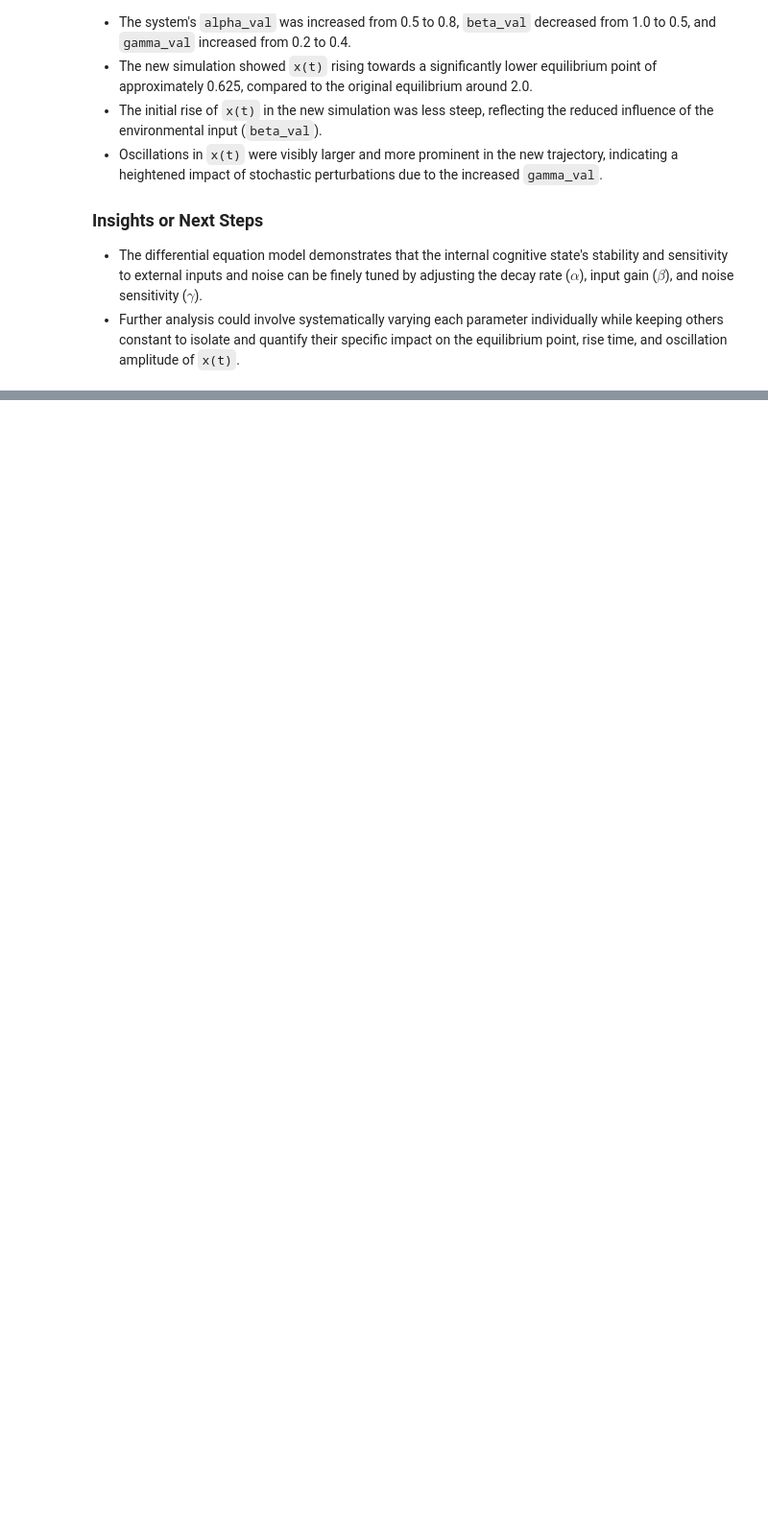
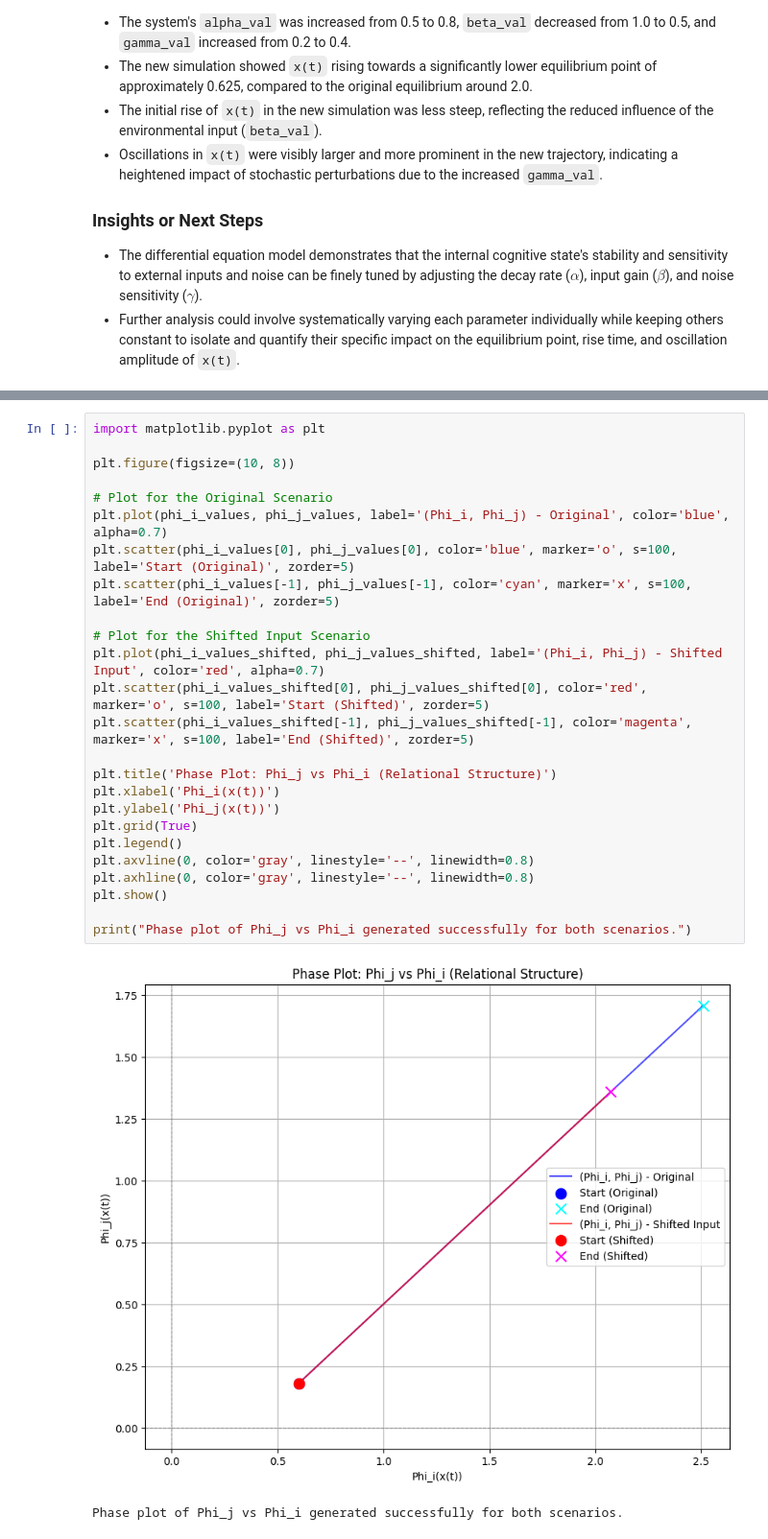
Before and after one commit to Rishika70/A-Coherence-based-Alignment, a Jupyter notebook: A_Coherence_Theory.ipynb, the cells around one changed output, grey strips where cells are left out. Shown at 96% size. Drawn from its saved outputs; the diff is of its cells as text; blank space fills up the shorter version.

```diff
--- a/A_Coherence_Theory.ipynb
+++ b/A_Coherence_Theory.ipynb
@@ -475,0 +784,28 @@ Overall, the cognitive state `x(t)` became more 'damped' in its general magnitud
+# %%
+import matplotlib.pyplot as plt
+
+plt.figure(figsize=(10, 8))
+
+# Plot for the Original Scenario
+plt.plot(phi_i_values, phi_j_values, label='(Phi_i, Phi_j) - Original', color='blue', alpha=0.7)
+plt.scatter(phi_i_values[0], phi_j_values[0], color='blue', marker='o', s=100, label='Start (Original)', zorder=5)
+plt.scatter(phi_i_values[-1], phi_j_values[-1], color='cyan', marker='x', s=100, label='End (Original)', zorder=5)
+
+# Plot for the Shifted Input Scenario
+plt.plot(phi_i_values_shifted, phi_j_values_shifted, label='(Phi_i, Phi_j) - Shifted Input', color='red', alpha=0.7)
+plt.scatter(phi_i_values_shifted[0], phi_j_values_shifted[0], color='red', marker='o', s=100, label='Start (Shifted)', zorder=5)
+plt.scatter(phi_i_values_shifted[-1], phi_j_values_shifted[-1], color='magenta', marker='x', s=100, label='End (Shifted)', zorder=5)
+
+plt.title('Phase Plot: Phi_j vs Phi_i (Relational Structure)')
+plt.xlabel('Phi_i(x(t))')
+plt.ylabel('Phi_j(x(t))')
+plt.grid(True)
+plt.legend()
+plt.axvline(0, color='gray', linestyle='--', linewidth=0.8)
+plt.axhline(0, color='gray', linestyle='--', linewidth=0.8)
+plt.show()
+
+print("Phase plot of Phi_j vs Phi_i generated successfully for both scenarios.")
+# %% [output]
+[figure, added]
+Phase plot of Phi_j vs Phi_i generated successfully for both scenarios.
```
Also changed, not shown: parts of 99 cells of this notebook.
